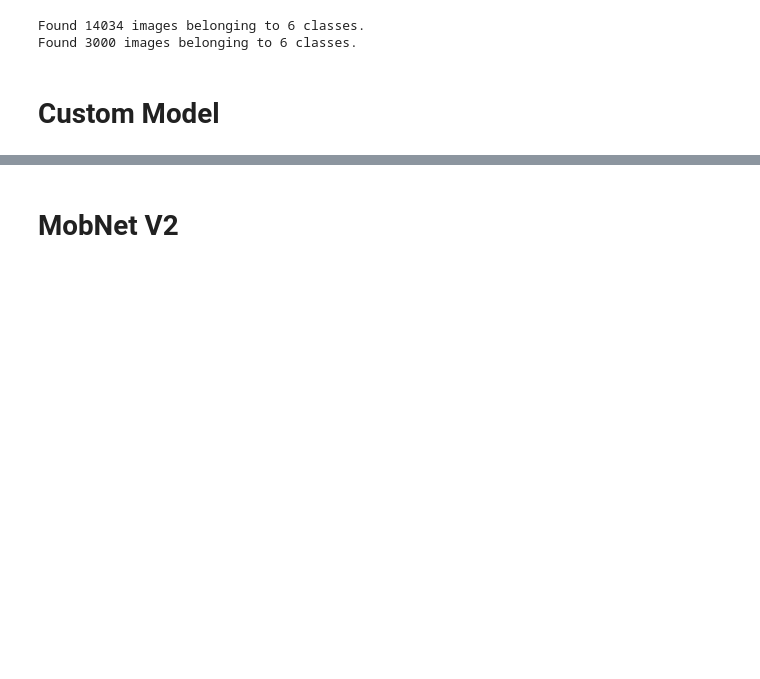
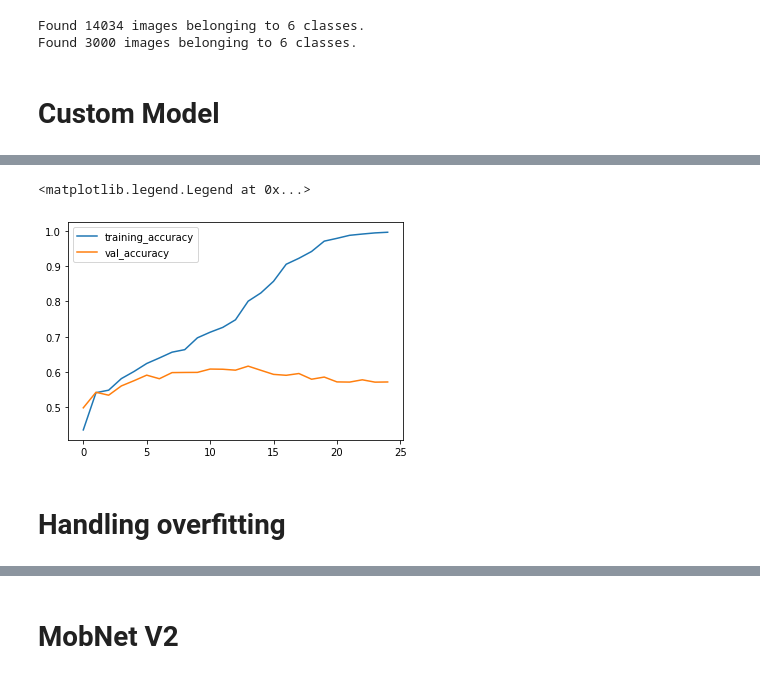
Before and after one commit to shreyashrawat/MobNet-V2-, a Jupyter notebook: Intel_multiclass.ipynb, the cells around one changed output, grey strips where cells are left out. Saved outputs shown, nothing was run; the diff lists cells and outputs as text; code cells hidden in the pictures; blank space fills up the shorter version.

Commit message:
overfitting methods added

```diff
--- a/Intel_multiclass.ipynb
+++ b/Intel_multiclass.ipynb
@@ -132,0 +152,21 @@ plt.legend()
+# %%
+tf.keras.backend.clear_session()
+model = tf.keras.models.Sequential([
+    tf.keras.layers.Conv2D(128, input_shape = (150,150,3), kernel_size = 3, kernel_regularizer=tf.keras.regularizers.l2(l = 0.01)),
+    tf.keras.layers.Dropout(0.2),
+    tf.keras.layers.Conv2D(64, kernel_size = 3, kernel_regularizer=tf.keras.regularizers.l2(l = 0.01)),
+    tf.keras.layers.Dropout(0.2),
+    tf.keras.layers.Conv2D(64, kernel_size = 3, kernel_regularizer=tf.keras.regularizers.l2(l = 0.01)),
+    tf.keras.layers.Dropout(0.3),
+    tf.keras.layers.Conv2D(32,kernel_size = 3),
+    tf.keras.layers.Dropout(0.2),
+    tf.keras.layers.Flatten(),
+    tf.keras.layers.Dense(128, "relu"),
+    tf.keras.layers.Dense(64, "relu"),
+    tf.keras.layers.Dense(6, "softmax")
+])
+# %%
+optimizer = tf.keras.optimizers.SGD(learning_rate = 5e-5, momentum=0.99)
+model.compile(optimizer = optimizer, loss = tf.keras.losses.SparseCategoricalCrossentropy(), metrics = ['acc'])
+# %%
+history = model.fit(train_generator, epochs = 25,validation_data=val_generator, verbose = 1,steps_per_epoch=150, validation_steps=150 )
@@ -132,0 +191,10 @@ plt.legend()
+# %%
+
+plt.plot(history.history['acc'], label = "training_accuracy")
+plt.plot(history.history['val_acc'], label = "val_accuracy")
+plt.legend()
+# %% [output]
+<matplotlib.legend.Legend at 0x...>
+[figure, added]
+# %% [markdown]
+# Handling overfitting
```
Also changed, not shown: parts of 11 cells of this notebook.
